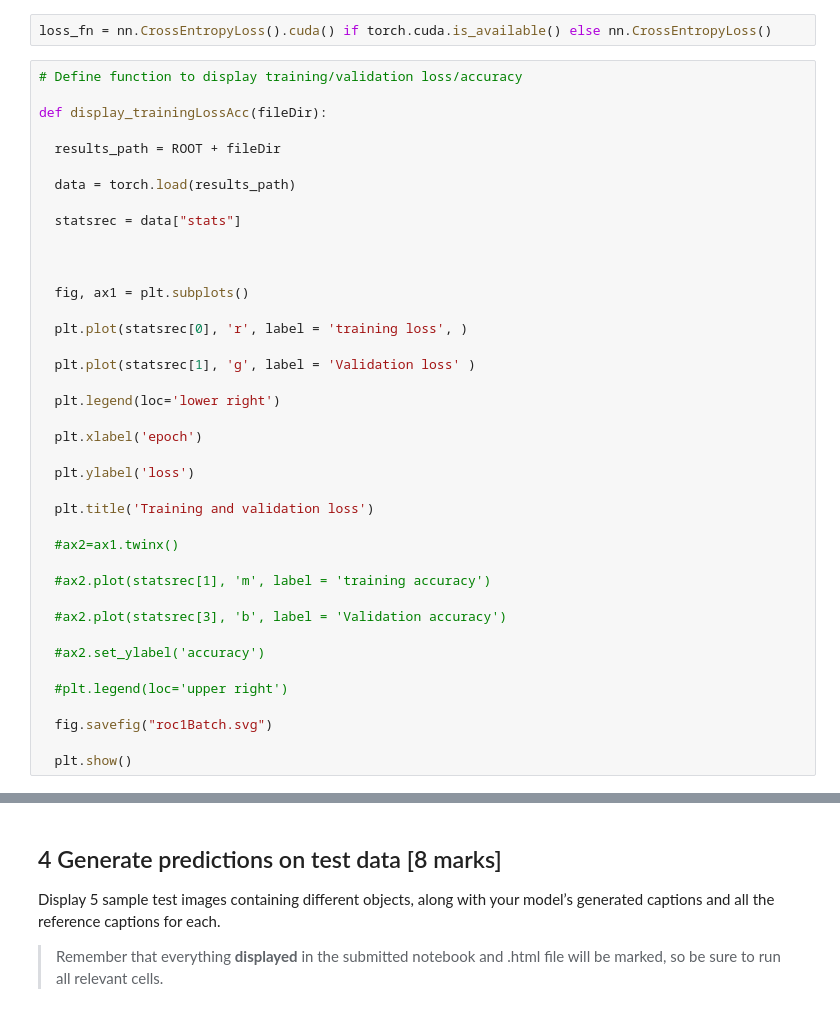
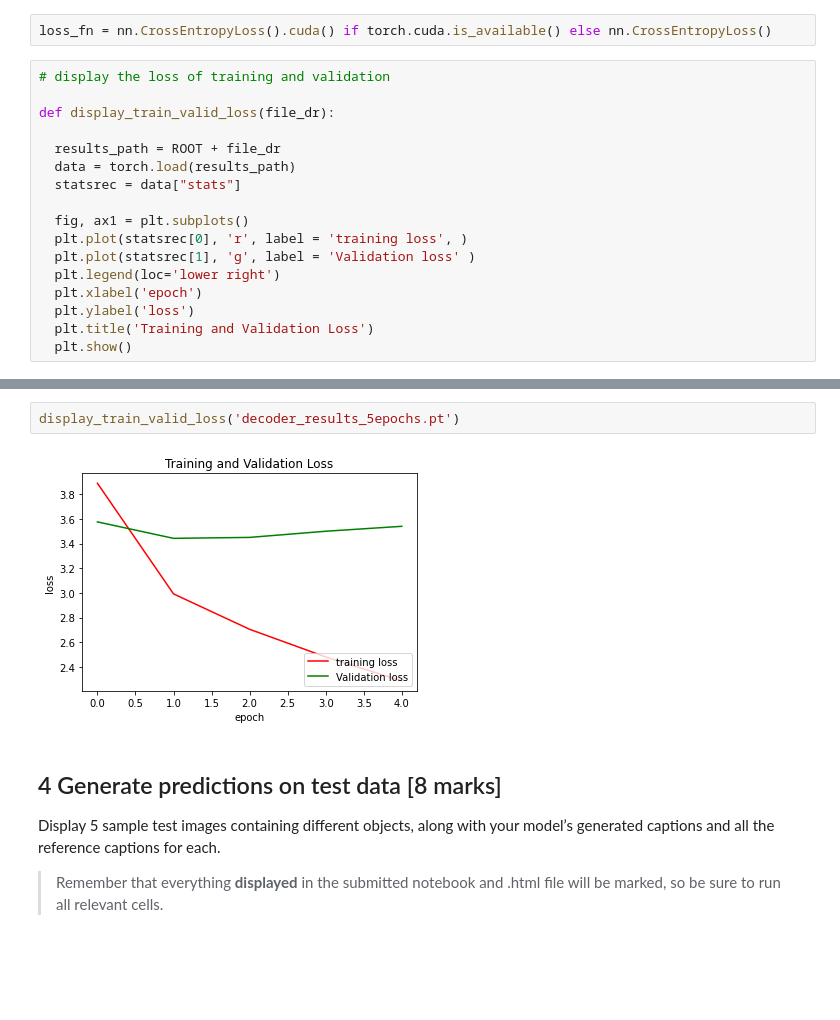
Before and after one commit to buthaina279/P4DS, a Jupyter notebook: COMP5623M_CW2v2.ipynb, the cells around one changed output, grey strips where cells are left out. Cells and saved outputs as stored; diff of their text form; blank space fills up the shorter version.

```diff
--- a/COMP5623M_CW2v2.ipynb
+++ b/COMP5623M_CW2v2.ipynb
@@ -894,44 +772,21 @@ Display a graph of training and validation loss over epochs to justify your stop
 # %%
 loss_fn = nn.CrossEntropyLoss().cuda() if torch.cuda.is_available() else nn.CrossEntropyLoss()
 # %%
-# Define function to display training/validation loss/accuracy
+# display the loss of training and validation
 
-def display_trainingLossAcc(fileDir):
+def display_train_valid_loss(file_dr):
 
-  results_path = ROOT + fileDir
-
+  results_path = ROOT + file_dr
   data = torch.load(results_path)
-
   statsrec = data["stats"]
 
-
-
   fig, ax1 = plt.subplots()
-
   plt.plot(statsrec[0], 'r', label = 'training loss', )
-
   plt.plot(statsrec[1], 'g', label = 'Validation loss' )
-
   plt.legend(loc='lower right')
-
   plt.xlabel('epoch')
-
   plt.ylabel('loss')
-
-  plt.title('Training and validation loss')
-
-  #ax2=ax1.twinx()
-
-  #ax2.plot(statsrec[1], 'm', label = 'training accuracy')
-
-  #ax2.plot(statsrec[3], 'b', label = 'Validation accuracy')
-
-  #ax2.set_ylabel('accuracy')
-
-  #plt.legend(loc='upper right')
-
-  fig.savefig("roc1Batch.svg")
-
+  plt.title('Training and Validation Loss')
   plt.show()
 # %%
 # Define status function
@@ -1107,3 +874,7 @@ display_trainingLossAcc('decoder_results20epochs.pt')
+# %%
+display_train_valid_loss('decoder_results_5epochs.pt')
+# %% [output]
+[figure, added]
 # %% [markdown]
 ## 4 Generate predictions on test data [8 marks]
 
```
Also changed, not shown: parts of 103 cells of this notebook.
